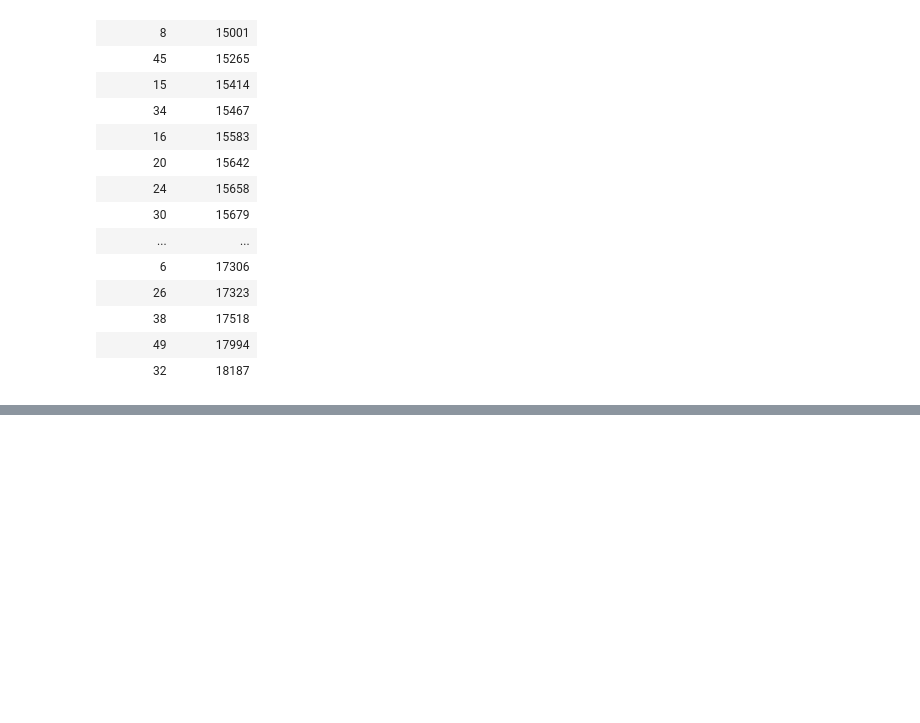
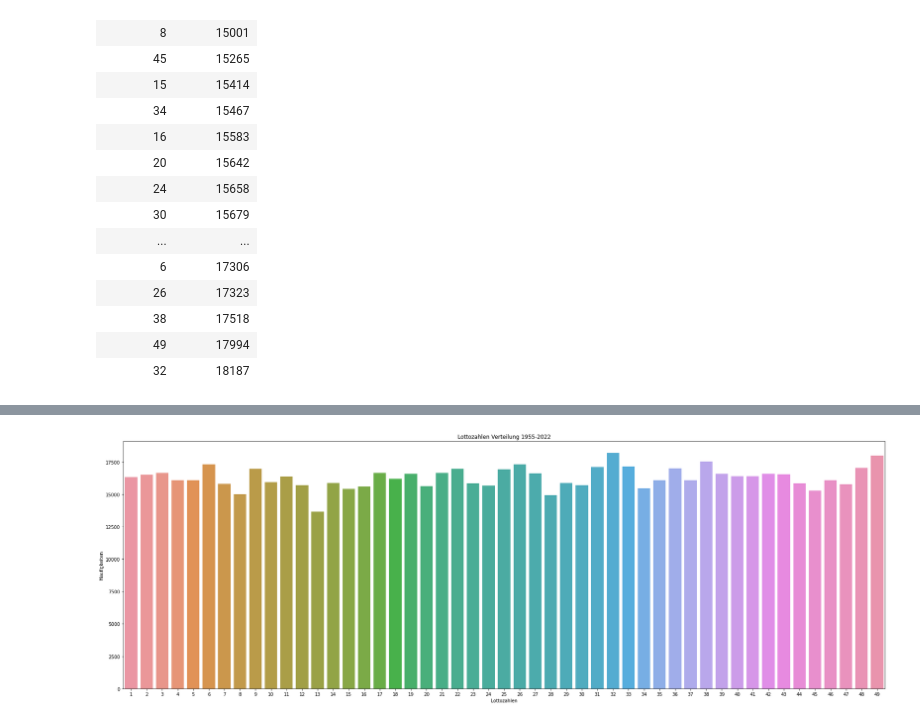
Before and after one commit to tobiarnold/LottozahlenGenerator, a Jupyter notebook: Lottoscraping.ipynb, the cells around one changed output, grey strips where cells are left out. Drawn from its saved outputs; the diff is of its cells as text; code cells hidden in the pictures; blank space fills up the shorter version.

```diff
--- a/Lottoscraping.ipynb
+++ b/Lottoscraping.ipynb
@@ -95,3 +92,8 @@ fig.show()
 # %% [output]
 [interactive output not drawn]
 [interactive output not drawn]
+# %%
+plt.figure(figsize=(30, 10))
+sns.barplot(x='Lottozahlen', y='Häufigkeiten', data=count).set(title='Lottozahlen Verteilung 1955-2022');
+# %% [output]
+[figure, added]
```
Also changed, not shown: parts of 2 cells of this notebook.
